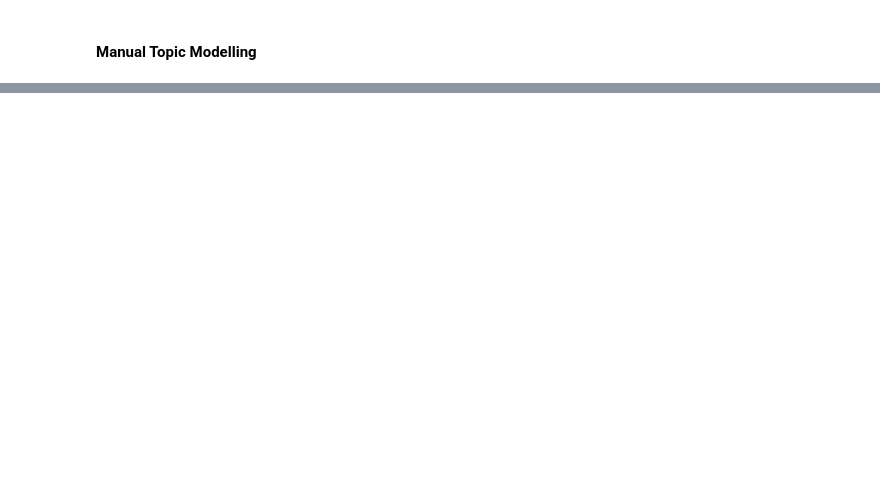
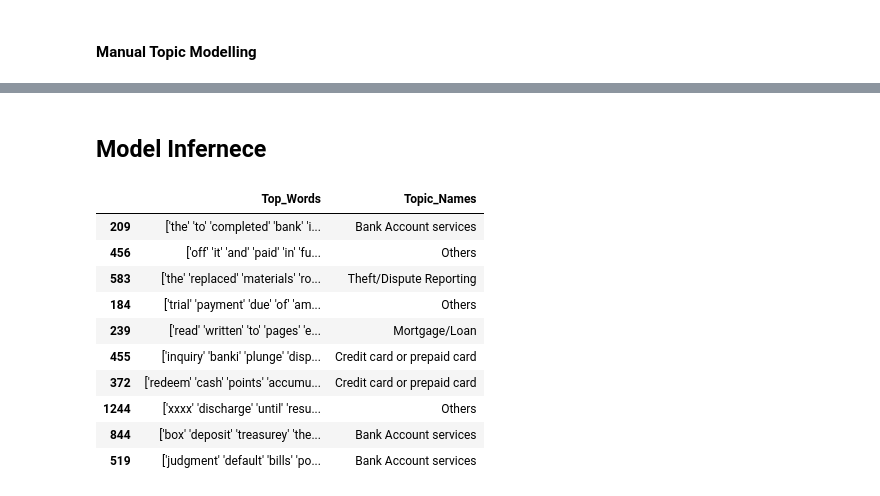
Before and after one commit to eeshangpt/Automatic-Ticket-Classification, a Jupyter notebook: CaseStudyAutomaticTicketClassification.ipynb, the cells around one changed output, grey strips where cells are left out. Drawn from its saved outputs; the diff is of its cells as text; code cells hidden in the pictures; blank space fills up the shorter version.

```diff
--- a/CaseStudyAutomaticTicketClassification.ipynb
+++ b/CaseStudyAutomaticTicketClassification.ipynb
@@ -622,0 +785,7 @@ df_cleaned.head(10)
+# %%
+# Run Logistic Regression on tuned hyperparameters
+clf_lr_tuned = LogisticRegression(C=1,
+                                  penalty='l1',
+                                  solver='saga')
+clf_lr_tuned.fit(X_train, y_train)
+y_pred_lr_tuned = clf_lr_tuned.predict(X_test)
@@ -622,0 +987,31 @@ df_cleaned.head(10)
+# %% [markdown]
+## Model Infernece
+# %%
+def get_topic_name(i):
+    return [k for k, v in Topic_names.items() if v==y_pred_lr_tuned[i]][0]
+# %%
+feature_names = count_vect.get_feature_names_out()
+# %%
+top_words_all, topic_names = [], []
+for i in range(X_test.shape[0]):
+    x_test_ = X_test[i]
+    top_word_idx = np.argsort(x_test_.toarray()[0])[::-1]
+    top_words = feature_names[top_word_idx[:10]]
+    top_words_all.append(str(top_words))
+    topic_names.append(get_topic_name(i))
+    # break
+top_words_all_df = pd.DataFrame({'Top_Words': top_words_all, 'Topic_Names': topic_names})
+# %%
+top_words_all_df.sample(10)
+# %% [output]
+|  | Top_Words | Topic_Names |
+| 209 | ['the' 'to' 'completed' 'bank' 'i... | Bank Account services |
+| 456 | ['off' 'it' 'and' 'paid' 'in' 'fu... | Others |
+| 583 | ['the' 'replaced' 'materials' 'ro... | Theft/Dispute Reporting |
+| 184 | ['trial' 'payment' 'due' 'of' 'am... | Others |
+| 239 | ['read' 'written' 'to' 'pages' 'e... | Mortgage/Loan |
+| 455 | ['inquiry' 'banki' 'plunge' 'disp... | Credit card or prepaid card |
+| 372 | ['redeem' 'cash' 'points' 'accumu... | Credit card or prepaid card |
+| 1244 | ['xxxx' 'discharge' 'until' 'resu... | Others |
+| 844 | ['box' 'deposit' 'treasurey' 'the... | Bank Account services |
+| 519 | ['judgment' 'default' 'bills' 'po... | Bank Account services |
```
Also changed, not shown: parts of 56 cells of this notebook.
